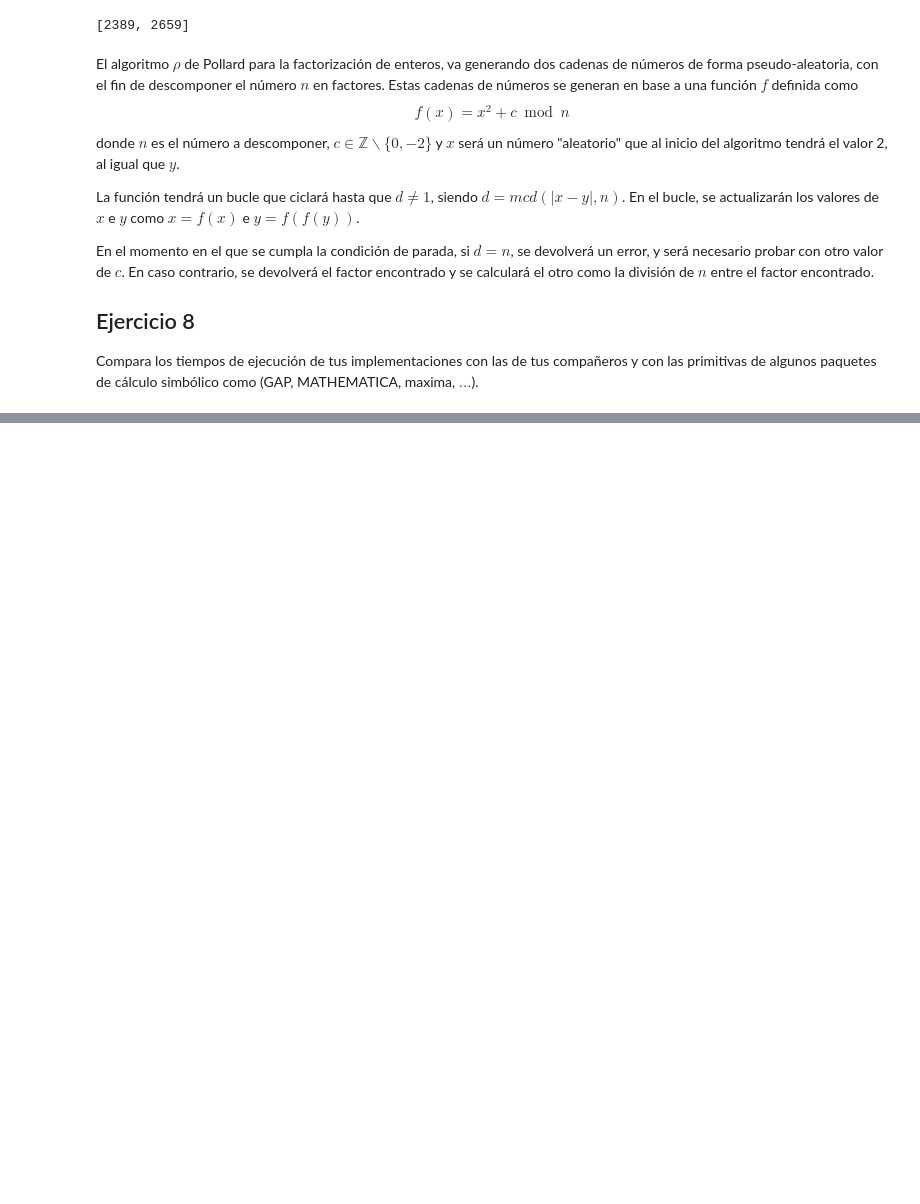
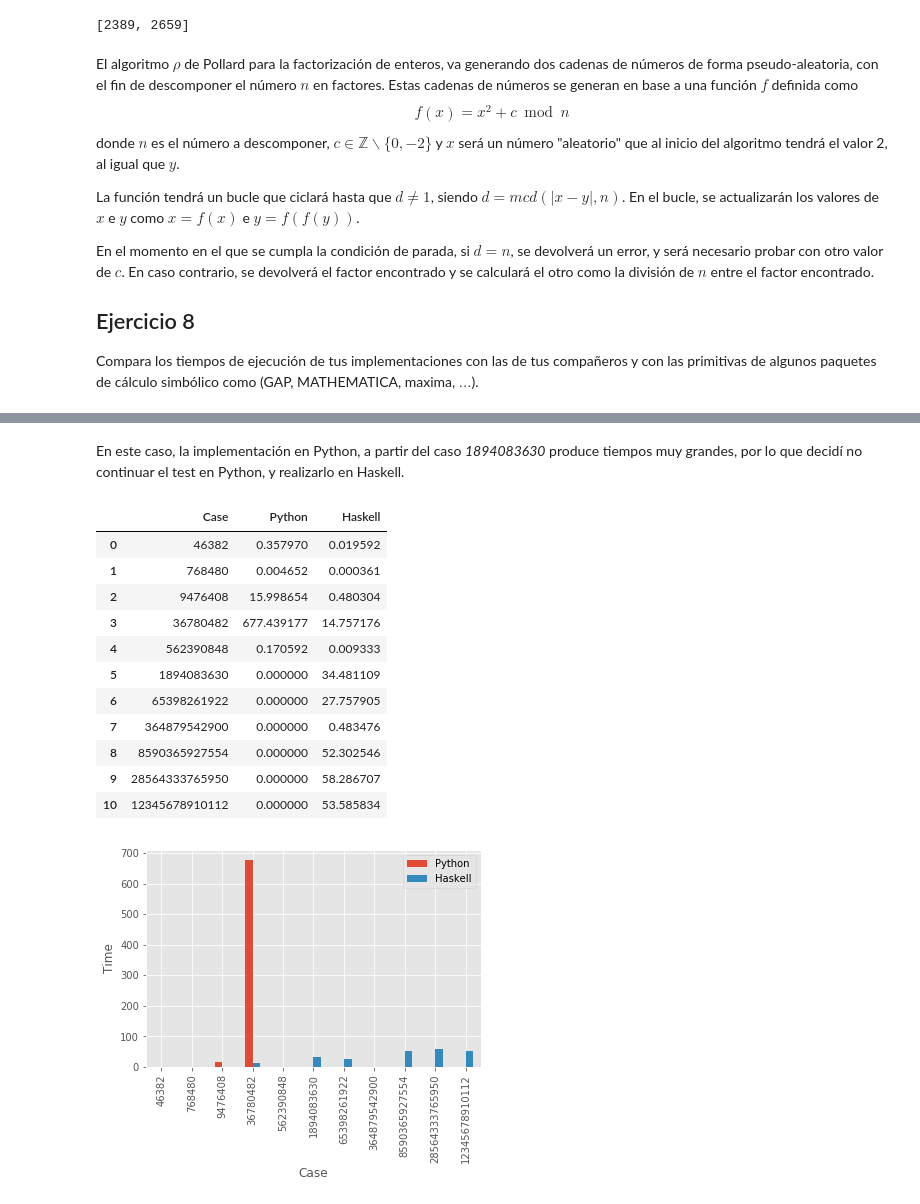
Before and after one commit to BraulioV/Cryptography, a Jupyter notebook: 1.Aritmetica-Modular/1.Aritmetica-Modular-py.ipynb, the cells around one changed output, grey strips where cells are left out. Drawn from its saved outputs; the diff is of its cells as text; code cells hidden in the pictures; blank space fills up the shorter version.

```diff
--- a/1.Aritmetica-Modular/1.Aritmetica-Modular-py.ipynb
+++ b/1.Aritmetica-Modular/1.Aritmetica-Modular-py.ipynb
@@ -493,0 +524,18 @@ plot('BSGS.csv', 'BSGS_hs.csv')
+# %% [markdown]
+En este caso, la implementación en Python, a partir del caso _1894083630_ produce tiempos muy grandes, por lo que decidí no continuar el test en Python, y realizarlo en Haskell.
+# %%
+plot('Fermat.csv', 'Fermat_hs.csv')
+# %% [output]
+|  | Case | Python | Haskell |
+| 0 | 46382 | 0.357970 | 0.019592 |
+| 1 | 768480 | 0.004652 | 0.000361 |
+| 2 | 9476408 | 15.998654 | 0.480304 |
+| 3 | 36780482 | 677.439177 | 14.757176 |
+| 4 | 562390848 | 0.170592 | 0.009333 |
+| 5 | 1894083630 | 0.000000 | 34.481109 |
+| 6 | 65398261922 | 0.000000 | 27.757905 |
+| 7 | 364879542900 | 0.000000 | 0.483476 |
+| 8 | 8590365927554 | 0.000000 | 52.302546 |
+| 9 | 28564333765950 | 0.000000 | 58.286707 |
+| 10 | 12345678910112 | 0.000000 | 53.585834 |
+[figure, added]
```
Also changed, not shown: parts of 6 cells of this notebook, 8 other files.
